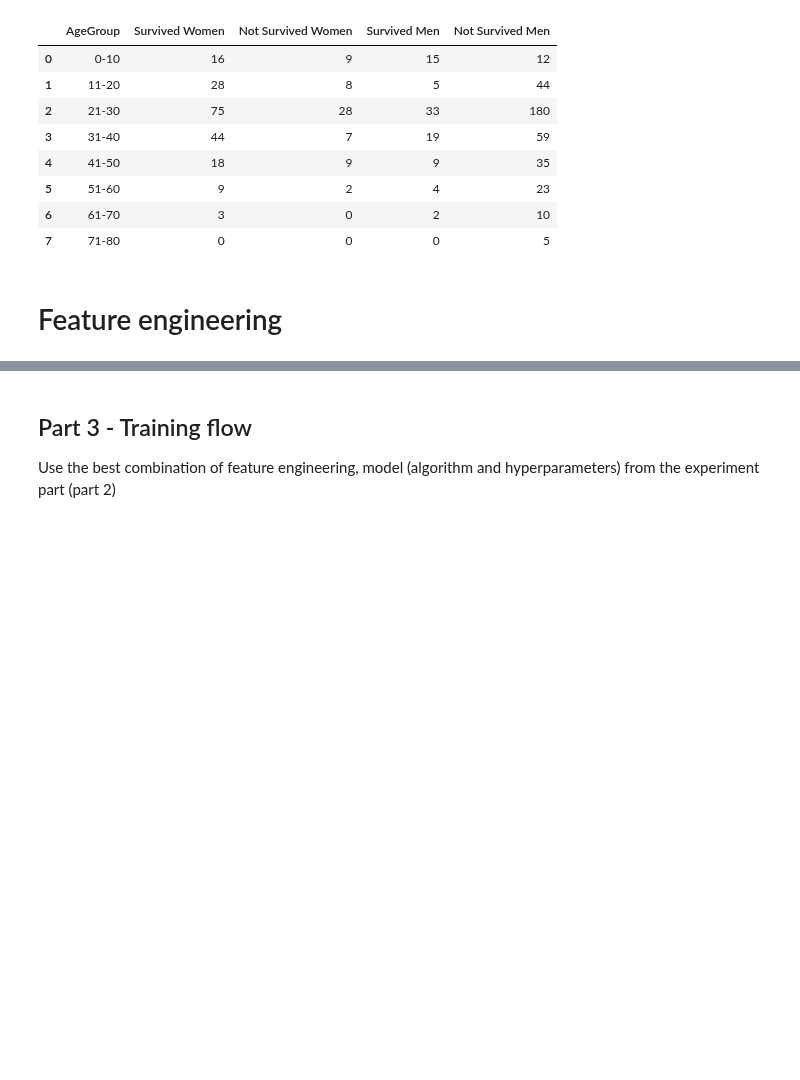
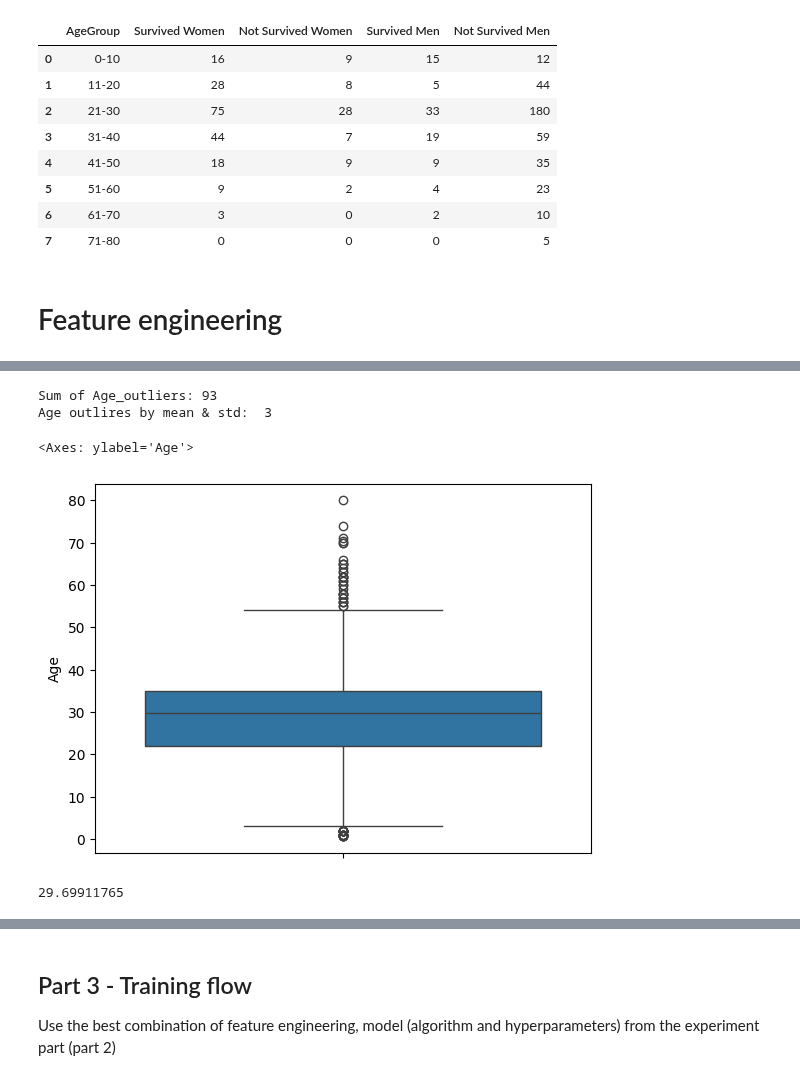
Before and after one commit to eranCat/TitanicML, a Jupyter notebook: Assignment2_supervised_learning_flow.ipynb, the cells around one changed output, grey strips where cells are left out. Cells and saved outputs as stored; diff of their text form; code cells hidden in the pictures; blank space fills up the shorter version.

```diff
--- a/Assignment2_supervised_learning_flow.ipynb
+++ b/Assignment2_supervised_learning_flow.ipynb
@@ -188,0 +309,30 @@ survivors_by_age
+# %%
+# Find Fare outliers by 2 options:
+
+# "mimimum" = Q1 - 1.5 * IQR
+# "maximum" = Q3 + 1.5 * IQR
+
+Q1 = np.percentile(train_set["Fare"], 25)
+Q3 = np.percentile(train_set["Fare"], 75)
+IQR = Q3 - Q1
+
+Fare_Outliers = train_set[(train_set["Fare"] < Q1 - 1.5*IQR) | (train_set["Fare"] > Q3 + 1.5*IQR )].index
+print(f'Sum of Age_outliers: {len(Fare_Outliers)}')
+
+t_score = (train_set["Fare"] - train_set["Fare"].mean()) / train_set["Fare"].std()
+outliersFareBytScore = abs(t_score) > 5
+print("Age outlires by mean & std: ", sum(outliersFareBytScore))
+# %% [output]
+Sum of Age_outliers: 93
+Age outlires by mean & std:  3
+# %%
+# check outliers for Age
+
+sns.boxplot(train_set.Age)
+# %% [output]
+<Axes: ylabel='Age'>
+[figure, added]
+# %%
+train_set["Age"].median()
+# %% [output]
+29.69911765
```
Also changed, not shown: parts of 23 cells of this notebook.
